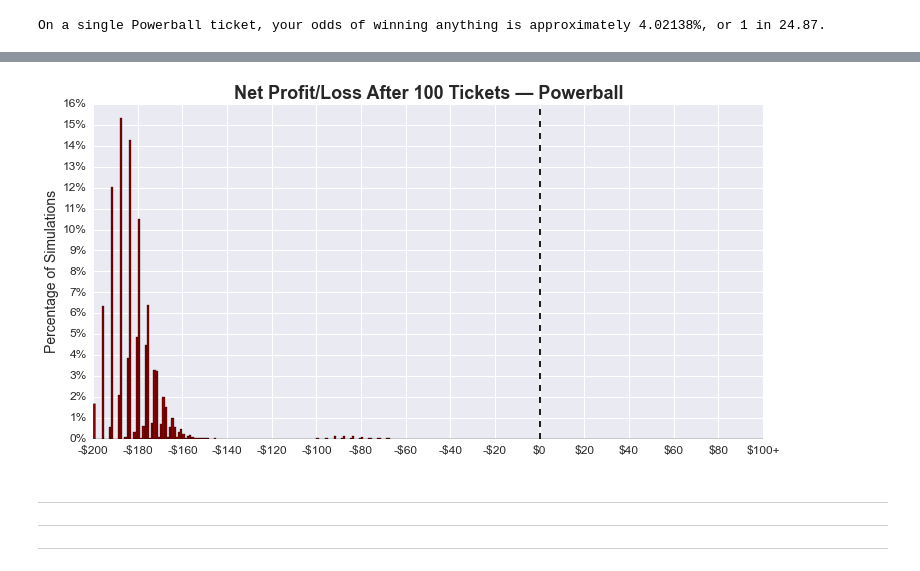
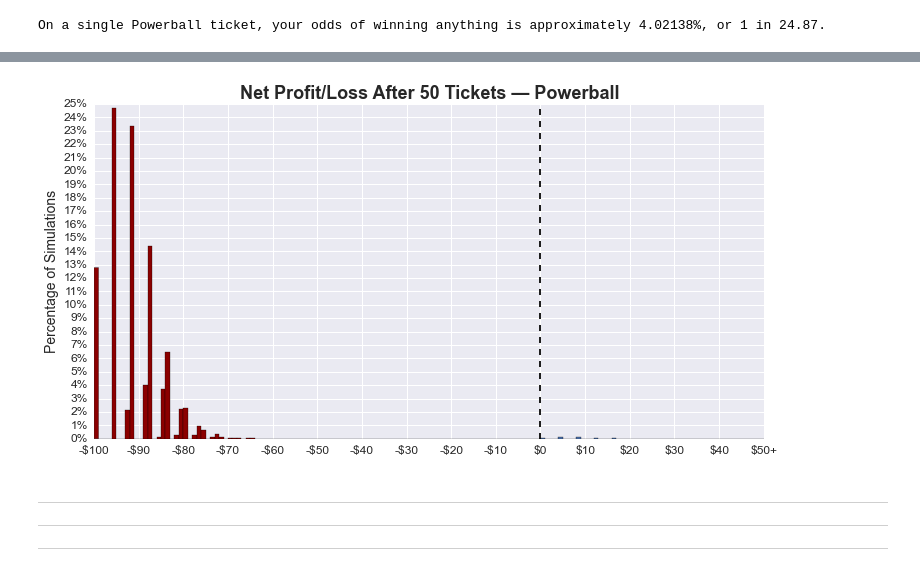
Before and after one commit to BuzzFeedNews/2015-11-lottery-simulations, a Jupyter notebook: notebooks/lottery-odds-simulation.ipynb, the cells around one changed output, grey strips where cells are left out. Cells and saved outputs as stored; diff of their text form; code cells hidden in the pictures.

```diff
--- a/notebooks/lottery-odds-simulation.ipynb
+++ b/notebooks/lottery-odds-simulation.ipynb
@@ -132,7 +163,7 @@ plot_net_profit("Mega Millions", mega_millions, 100, 100000);
 - [Offical odds](http://nylottery.ny.gov/wps/portal/Home/Lottery/Home/Jackpot+Games/POWERBALL/Powerball+-+Chances+of+Winning)
 - [Durango Bill details](http://www.durangobill.com/PowerballOdds.html)
 # %%
-powerball = Lottery(2, 292201338, [
+powerball = Lottery("Powerball", 2, 292201338, [
     (1, 1000000000),
     (25, 1000000),
     (320, 50000),
@@ -169,0 +204,9 @@ Among 100k simulated players who each bought 100 tickets, 99.978% lost money ove
+# %%
+pb_1_million = powerball.simulate(50, 1000 * 1000)
+print(
+    "Among 1 million simulated players who each bought {0} tickets, "
+    "{1:.3f}% lost money overall.".format(
+        n_tickets,
+        pb_1_million.net_loss_proportion * 100.0
+   )
+)
@@ -178,7 +219,7 @@ plot_net_profit("Powerball", powerball, 50, 100000);
-# %%
-plot_net_profit("Powerball", powerball, 100, 100000);
-# %% [output]
-[figure, removed]
+# %%
+plot_net(pb_1_million);
+# %% [output]
+[figure, added]
 # %% [markdown]
 ---
 
```
Also changed, not shown: parts of 18 cells of this notebook.
